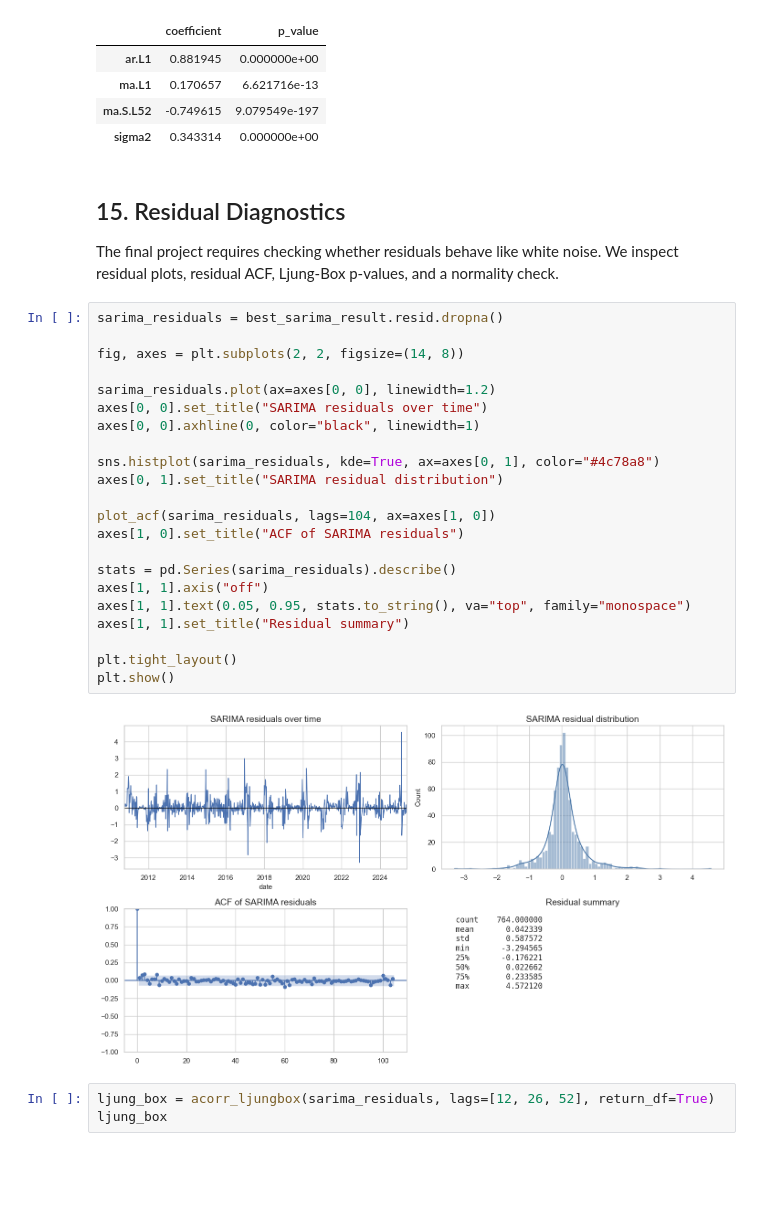
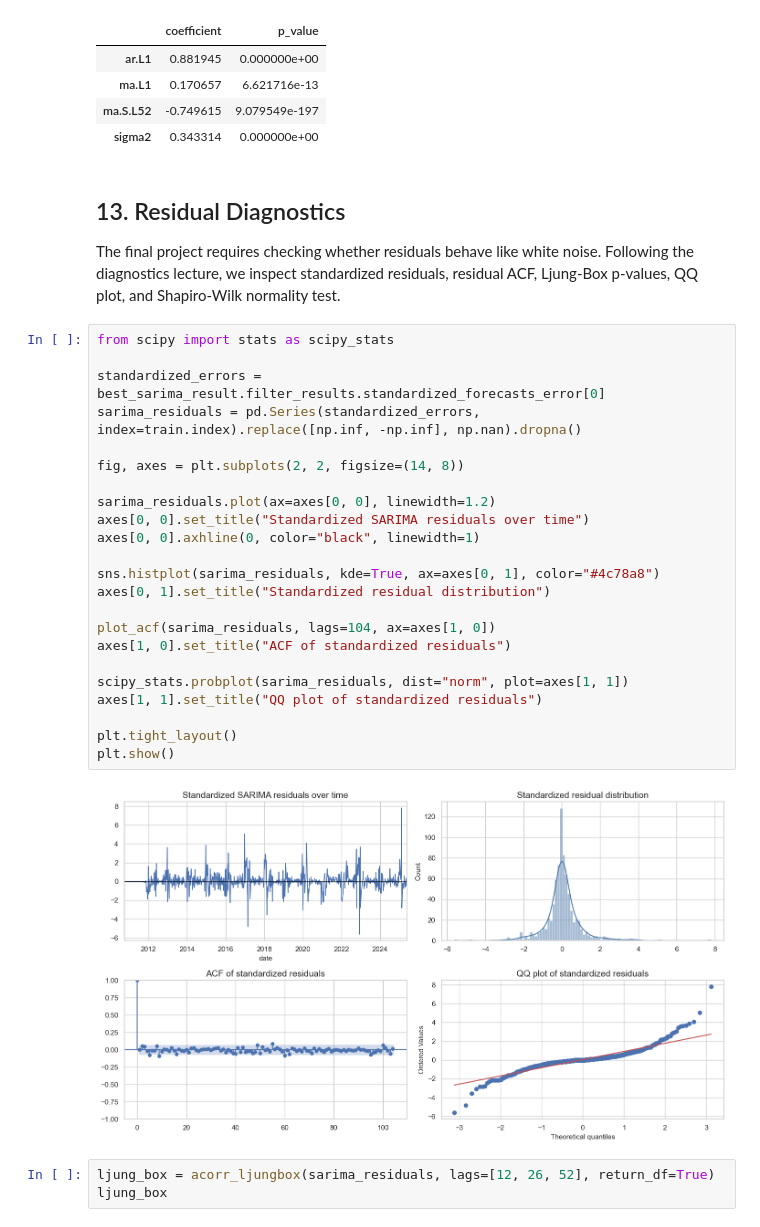
Before and after one commit to daniellaili/TimeSeriesProject, a Jupyter notebook: TimeSeries_ILI_EDA.ipynb, the cells around one changed output. Drawn from its saved outputs; the diff is of its cells as text; blank space fills up the shorter version.

```diff
--- a/TimeSeries_ILI_EDA.ipynb
+++ b/TimeSeries_ILI_EDA.ipynb
@@ -517,33 +499,34 @@ coef_table
 | ma.S.L52 | -0.749615 | 9.079549e-197 |
 | sigma2 | 0.343314 | 0.000000e+00 |
 # %% [markdown]
-## 15. Residual Diagnostics
+## 13. Residual Diagnostics
 
-The final project requires checking whether residuals behave like white noise. We inspect residual plots, residual ACF, Ljung-Box p-values, and a normality check.
+The final project requires checking whether residuals behave like white noise. Following the diagnostics lecture, we inspect standardized residuals, residual ACF, Ljung-Box p-values, QQ plot, and Shapiro-Wilk normality test.
 # %%
-sarima_residuals = best_sarima_result.resid.dropna()
+from scipy import stats as scipy_stats
+
+standardized_errors = best_sarima_result.filter_results.standardized_forecasts_error[0]
+sarima_residuals = pd.Series(standardized_errors, index=train.index).replace([np.inf, -np.inf], np.nan).dropna()
 
 fig, axes = plt.subplots(2, 2, figsize=(14, 8))
 
 sarima_residuals.plot(ax=axes[0, 0], linewidth=1.2)
-axes[0, 0].set_title("SARIMA residuals over time")
+axes[0, 0].set_title("Standardized SARIMA residuals over time")
 axes[0, 0].axhline(0, color="black", linewidth=1)
 
 sns.histplot(sarima_residuals, kde=True, ax=axes[0, 1], color="#4c78a8")
-axes[0, 1].set_title("SARIMA residual distribution")
+axes[0, 1].set_title("Standardized residual distribution")
 
 plot_acf(sarima_residuals, lags=104, ax=axes[1, 0])
-axes[1, 0].set_title("ACF of SARIMA residuals")
+axes[1, 0].set_title("ACF of standardized residuals")
 
-stats = pd.Series(sarima_residuals).describe()
-axes[1, 1].axis("off")
-axes[1, 1].text(0.05, 0.95, stats.to_string(), va="top", family="monospace")
-axes[1, 1].set_title("Residual summary")
+scipy_stats.probplot(sarima_residuals, dist="norm", plot=axes[1, 1])
+axes[1, 1].set_title("QQ plot of standardized residuals")
 
 plt.tight_layout()
 plt.show()
 # %% [output]
-[figure, old version]
+[figure, new version]
 # %%
 ljung_box = acorr_ljungbox(sarima_residuals, lags=[12, 26, 52], return_df=True)
 ljung_box
```
Also changed, not shown: parts of 27 cells of this notebook, 1 other file.
